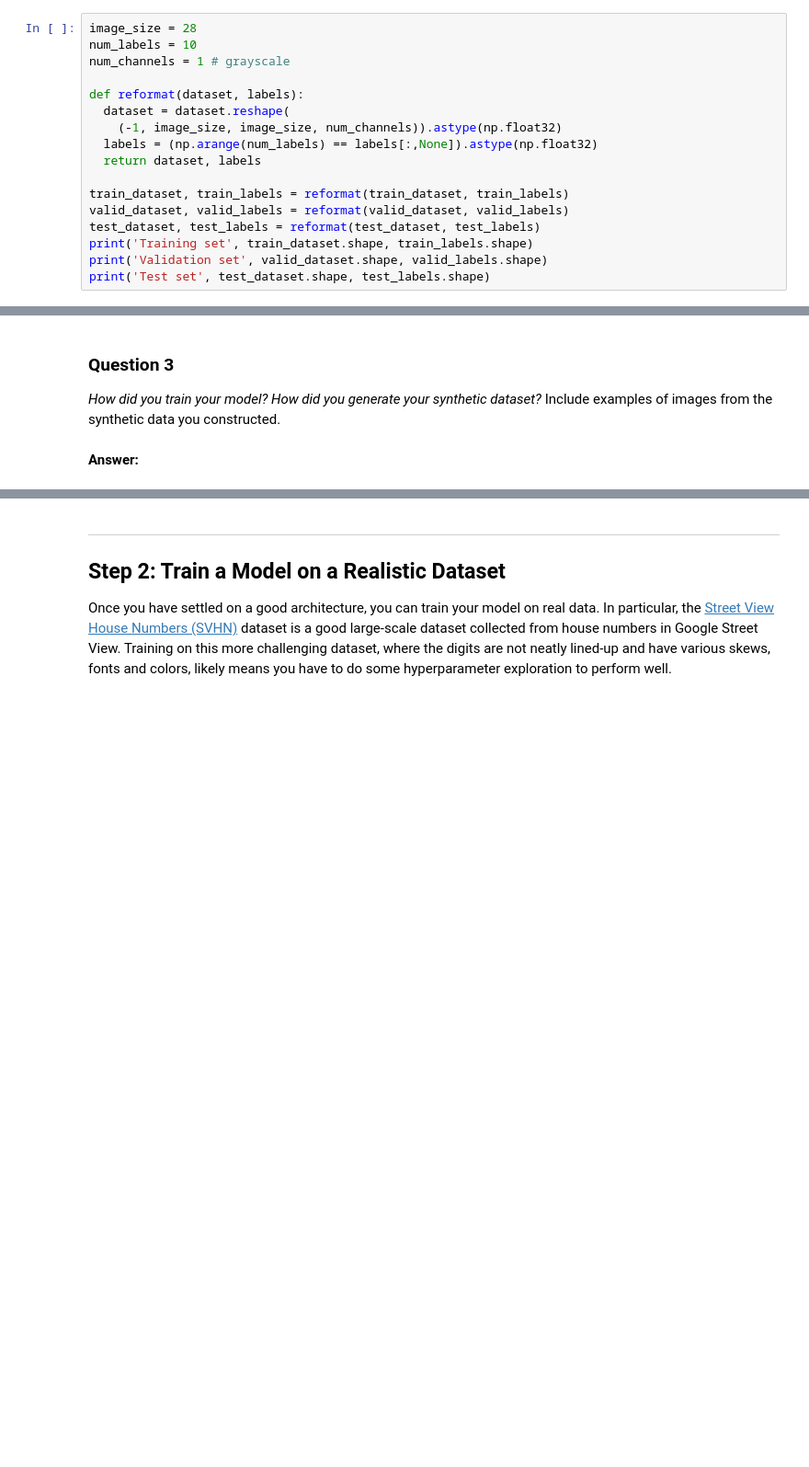
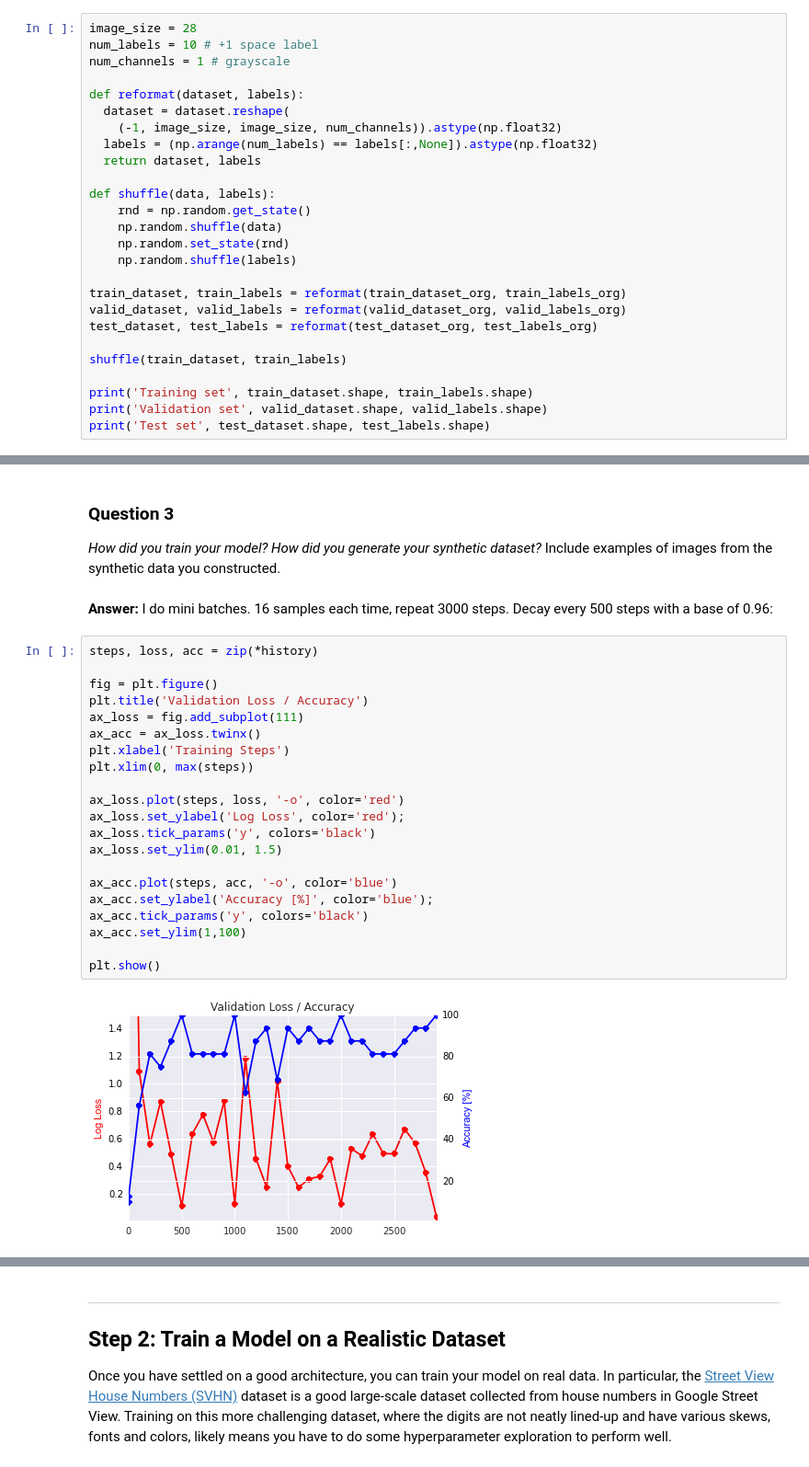
Before and after one commit to kiril-me/machine-learning, a Jupyter notebook: projects/digit_recognition/digit_recognition.ipynb, the cells around one changed output, grey strips where cells are left out. Shown: that part at 92% size. Drawn from its saved outputs; the diff is of its cells as text; blank space fills up the shorter version.

```diff
--- a/projects/digit_recognition/digit_recognition.ipynb
+++ b/projects/digit_recognition/digit_recognition.ipynb
@@ -80,7 +199,7 @@ Test set (10000, 28, 28) (10000,)
 ## Make data gray scale
 # %%
 image_size = 28
-num_labels = 10
+num_labels = 10 # +1 space label
 num_channels = 1 # grayscale
 
 def reformat(dataset, labels):
@@ -89,9 +208,18 @@ def reformat(dataset, labels):
   labels = (np.arange(num_labels) == labels[:,None]).astype(np.float32)
   return dataset, labels
 
-train_dataset, train_labels = reformat(train_dataset, train_labels)
-valid_dataset, valid_labels = reformat(valid_dataset, valid_labels)
-test_dataset, test_labels = reformat(test_dataset, test_labels)
+def shuffle(data, labels):
+    rnd = np.random.get_state()
+    np.random.shuffle(data)
+    np.random.set_state(rnd)
+    np.random.shuffle(labels)
+
+train_dataset, train_labels = reformat(train_dataset_org, train_labels_org)
+valid_dataset, valid_labels = reformat(valid_dataset_org, valid_labels_org)
+test_dataset, test_labels = reformat(test_dataset_org, test_labels_org)
+
+shuffle(train_dataset, train_labels)
+
 print('Training set', train_dataset.shape, train_labels.shape)
 print('Validation set', valid_dataset.shape, valid_labels.shape)
 print('Test set', test_dataset.shape, test_labels.shape)
@@ -316,5 +727,29 @@ _What does your final architecture look like? (Type of model, layers, sizes, con
 # %% [markdown]
 ### Question 3
 _How did you train your model? How did you generate your synthetic dataset?_ Include examples of images from the synthetic data you constructed.
-# %% [markdown]
-**Answer:**
+# %% [markdown]
+**Answer:**
+I do mini batches. 16 samples each time, repeat 3000 steps. Decay every 500 steps with a base of 0.96:
+# %%
+steps, loss, acc = zip(*history)
+
+fig = plt.figure()
+plt.title('Validation Loss / Accuracy')
+ax_loss = fig.add_subplot(111)
+ax_acc = ax_loss.twinx()
+plt.xlabel('Training Steps')
+plt.xlim(0, max(steps))
+
+ax_loss.plot(steps, loss, '-o', color='red')
+ax_loss.set_ylabel('Log Loss', color='red');
+ax_loss.tick_params('y', colors='black')
+ax_loss.set_ylim(0.01, 1.5)
+
+ax_acc.plot(steps, acc, '-o', color='blue')
+ax_acc.set_ylabel('Accuracy [%]', color='blue');
+ax_acc.tick_params('y', colors='black')
+ax_acc.set_ylim(1,100)
+
+plt.show()
+# %% [output]
+[figure, added]
```
Also changed, not shown: parts of 33 cells of this notebook.
